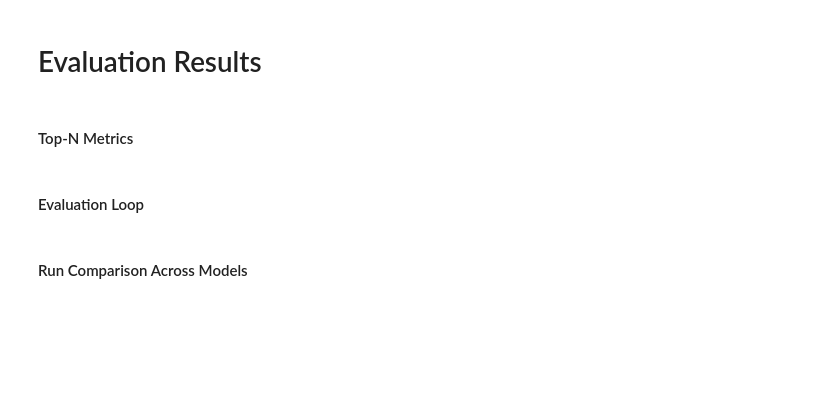
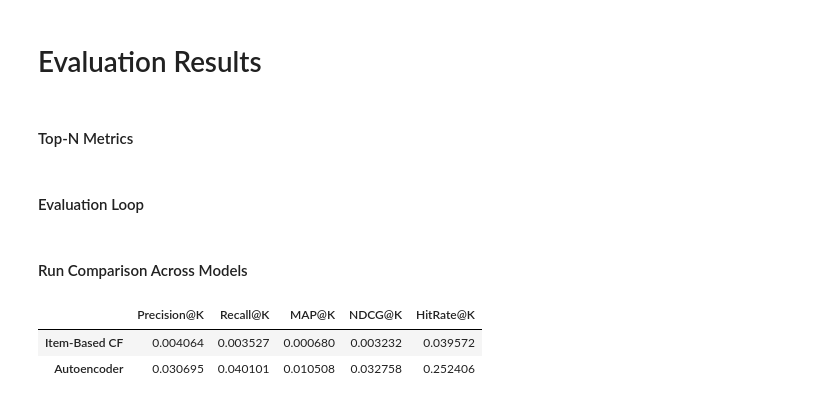
Before and after one commit to Khaghshenas/movie-recommender-system, a Jupyter notebook: notebooks/recommender_systems_exploration.ipynb, the cells around one changed output. Cells and saved outputs as stored; diff of their text form; code cells hidden in the pictures; blank space fills up the shorter version.

Commit message:
Add formal evaluation and README results

```diff
--- a/notebooks/recommender_systems_exploration.ipynb
+++ b/notebooks/recommender_systems_exploration.ipynb
@@ -396,24 +409,43 @@ def evaluate_model(recommender_fn, ground_truth, k=10):
 # %% [markdown]
 #### Run Comparison Across Models
 # %%
-results = {}
+eval_users = list(ground_truth.keys())
 
-# Item based CF
-item_cf = ?(train_df, top_n=10)
-results["item_cf"] = evaluate_model(item_cf_recommender, ground_truth, k=10)
+item_cf_recommendations = {}
 
-# SVD CF
-item_cf = ?(train_df, top_n=10)
-results["item_cf"] = evaluate_model(item_cf_recommender, ground_truth, k=10)
+for user_id in eval_users:
+    item_cf_recommendations[user_id] = item_cf_recommend(
+        user_id,
+        item_cf_matrix,
+        item_similarity_df,
+        top_n=10
+    )
 
+autoencoder_recommendations = {}
 
-#Autoencoder
-item_cf = ?(train_df, top_n=10)
-results["item_cf"] = evaluate_model(item_cf_recommender, ground_truth, k=10)
-
-results
+for user_id in eval_users:
+    autoencoder_recommendations[user_id] = autoencoder_recommend_wrapper(
+        user_id,
+        autoencoder_predicted_ratings,
+        autoencoder_matrix,
+        top_n=10
+    )
+# %%
+k = 10
+
+item_cf_metrics = evaluate_model(item_cf_recommendations, ground_truth, k)
+autoencoder_metrics = evaluate_model(autoencoder_recommendations, ground_truth, k)
 # %%
-results_df = pd.DataFrame(results).T
+results_df = pd.DataFrame.from_dict(
+    {
+        "Item-Based CF": item_cf_metrics,
+        "Autoencoder": autoencoder_metrics,
+    },
+    orient='index'
+)
 
-results_df = pd.DataFrame(results).T
 results_df
+# %% [output]
+|  | Precision@K | Recall@K | MAP@K | NDCG@K | HitRate@K |
+| Item-Based CF | 0.004064 | 0.003527 | 0.000680 | 0.003232 | 0.039572 |
+| Autoencoder | 0.030695 | 0.040101 | 0.010508 | 0.032758 | 0.252406 |
```
Also changed, not shown: parts of 12 cells of this notebook, 2 other files.
